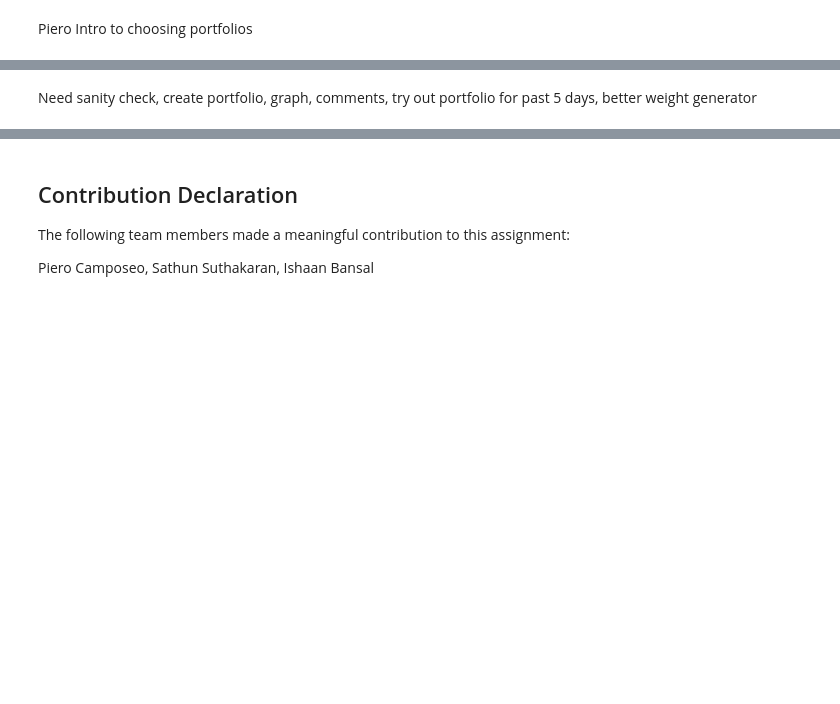
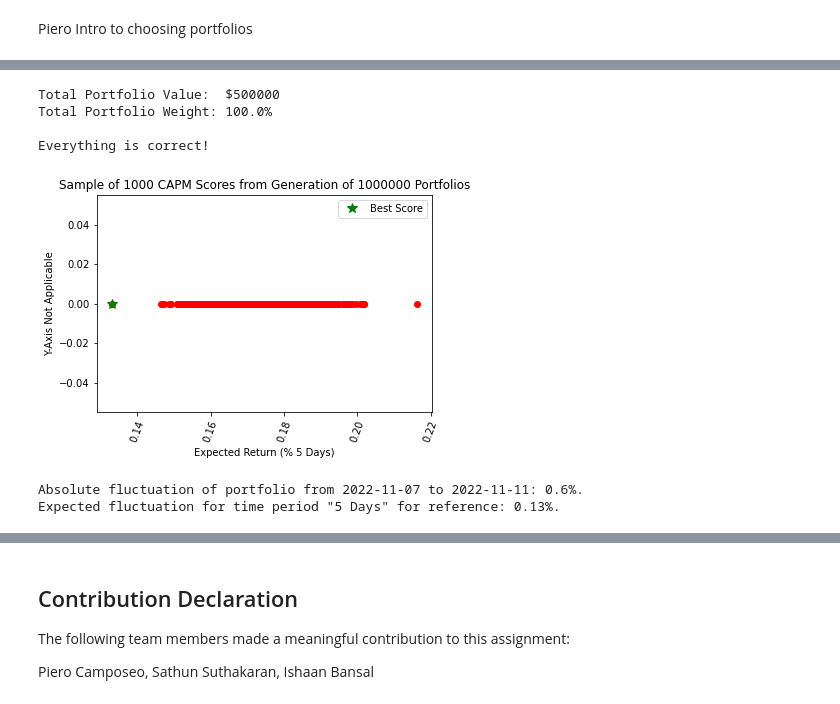
Before and after one commit to Pcamposeo/Robo-Advisor, a Jupyter notebook: Team_05_Assignment.ipynb, the cells around one changed output, grey strips where cells are left out. Cells and saved outputs as stored; diff of their text form; code cells hidden in the pictures; blank space fills up the shorter version.

Commit message:
Completed code - Explanations and code check to come

```diff
--- a/Team_05_Assignment.ipynb
+++ b/Team_05_Assignment.ipynb
@@ -536,2 +608,78 @@ create_weighted_portfolio(optimal_weighting, tickersPrice_final, capital, price_
-# %% [markdown]
-Need sanity check, create portfolio, graph, comments, try out portfolio for past 5 days, better weight generator
+# %%
+#Correctness/Sanity Check
+try:
+    val = int(np.round(sum(Portfolio_Final['Value'], 0)))
+    weight = np.round(sum(Portfolio_Final['Weight'], 0))
+
+    print(f"Total Portfolio Value:  ${val}")
+    print(f"Total Portfolio Weight: {weight * 100}%")
+
+    if val == capital and weight == 1:
+        print("\nEverything is correct!")
+    else:
+        print("\nWeight or Total Value is incorrect.")
+except:
+    print("Something went wrong when trying to calculate the value and weight of your portfolio.")
+# %% [output]
+Total Portfolio Value:  $500000
+Total Portfolio Weight: 100.0%
+
+Everything is correct!
+# %%
+#Must be less than num_hypothetical_portfolios - 1
+num_data_points = 1000
+frequency = "5 Days"
+scaler = 100 * numperiods
+
+#Indexes for Sample of CAPM scores
+index_for_graph = np.random.randint(0, (num_hypothetical_portfolios - 1), num_data_points)
+
+#Initialize list with best score
+capm_examples = [best_score * scaler]
+
+#Grab 'num_data_points' data points to graph
+for d in range(num_data_points):
+    capm_examples.append(capm_scores[index_for_graph[d]] * scaler)
+
+#We have 1d data, so all y values are 0
+y_values = [0] * (num_data_points + 1)
+
+# Plot the data, pinpoint best score
+plt.scatter(capm_examples, y_values, color = 'r')
+plt.plot(best_score * scaler, 0, marker = '*', color = 'g', ls = 'none', ms = 10, label = 'Best Score')
+
+# Set axis and title
+plt.title(f'Sample of {num_data_points} CAPM Scores from Generation of {num_hypothetical_portfolios} Portfolios')
+plt.xlabel(f'Expected Return (% {frequency})')
+plt.xticks(rotation = '70')
+plt.ylabel('Y-Axis Not Applicable')
+
+plt.legend(loc = 'best')
+
+plt.show()
+# %% [output]
+[figure, added]
+# %%
+#Performance check
+performance_check_start_date = '2022-11-07'
+performance_check_end_date = '2022-11-11'
+
+#Consumes weights, dataframe of prices, capital, start and end date, outputs return of portfolio between those dates, and expected fluctuation for reference.
+def performance_check(weights, price_df, capital, start, end):
+    values = []
+
+    #Shares times ending prices
+    for price in price_df.loc[:]:
+        values.append(capital / price_df.loc[start, price] * price_df.loc[end, price])
+
+    starting = capital
+    ending = np.dot(values, weights)
+
+    #Summary
+    print(f"Return of portfolio from {start} to {end}: {np.round((ending - starting) / starting * 100, 2)}%.")
+    print(f"Expected return for time period \"{frequency}\" for reference: {np.round(port_expected_return, 2)}%.")
+
+performance_check(optimal_weighting, tickersPrice_final, capital, performance_check_start_date, performance_check_end_date)
+# %% [output]
+Absolute fluctuation of portfolio from 2022-11-07 to 2022-11-11: 0.6%.
+Expected fluctuation for time period "5 Days" for reference: 0.13%.
```
Also changed, not shown: parts of 12 cells of this notebook, 1 other file.
